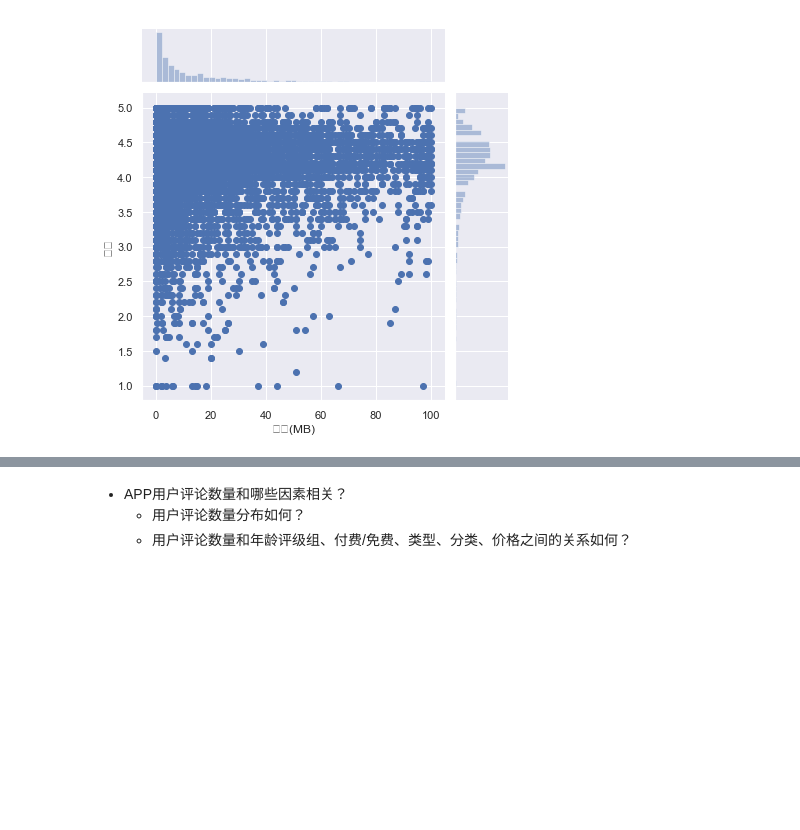
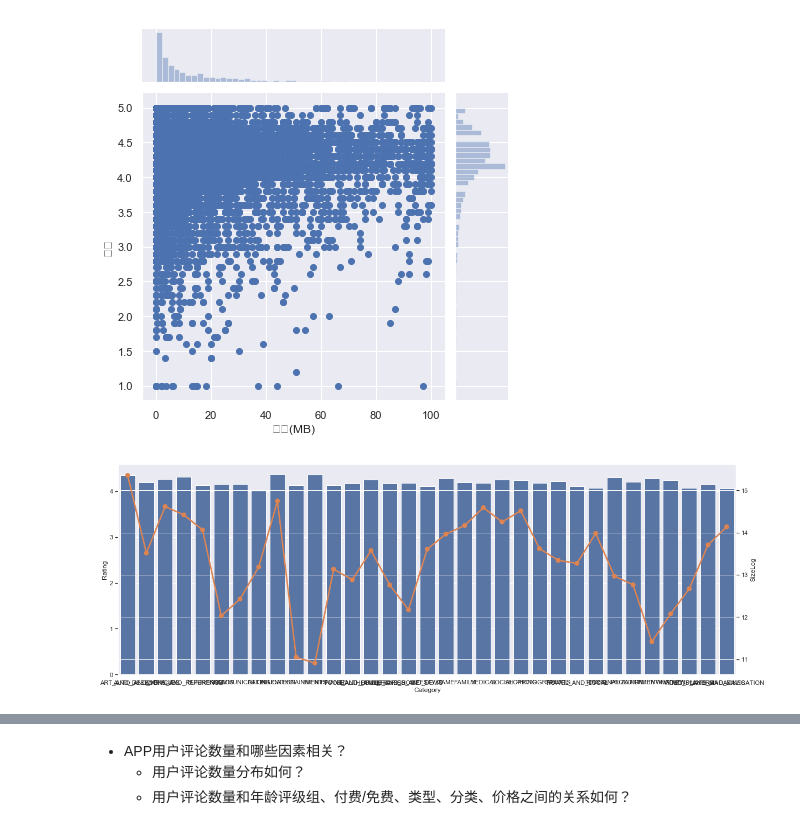
Before and after one commit to DepInjoy/DM, a Jupyter notebook: jupyters/Proj_GoogleStore/GooglePlayStore_Analysis.ipynb, the cells around one changed output, grey strips where cells are left out. Drawn from its saved outputs; the diff is of its cells as text; code cells hidden in the pictures; blank space fills up the shorter version.

```diff
--- a/jupyters/Proj_GoogleStore/GooglePlayStore_Analysis.ipynb
+++ b/jupyters/Proj_GoogleStore/GooglePlayStore_Analysis.ipynb
@@ -806,0 +803,22 @@ ax.set_title("大小(MB).VS.评分");
+# %%
+mean_by_category = df_cleaned_googleplaystore.groupby('Category', as_index = False)['Rating','Size'].mean()
+# %%
+fig, ax = plt.subplots(figsize = (20,7))
+sns.barplot(data = mean_by_category,
+            x = 'Category',
+            y = 'Rating',
+            ax = ax,
+            ci = None,
+            color = sns.color_palette()[0])
+
+axr = ax.twinx()
+sns.pointplot(data = mean_by_category,
+            x = 'Category',
+            y = 'SizeLog',
+            ci = None,
+            ax = axr,
+            color = sns.color_palette()[1]
+)
+plt.xticks(rotation=90);
+# %% [output]
+[figure, added]
```
Also changed, not shown: parts of 6 cells of this notebook.
